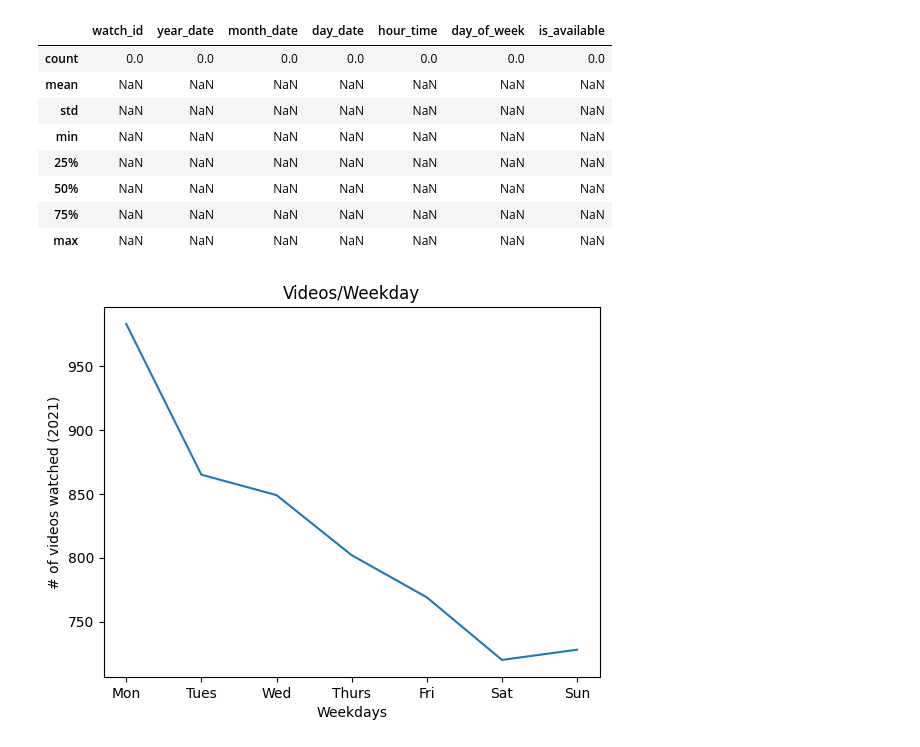
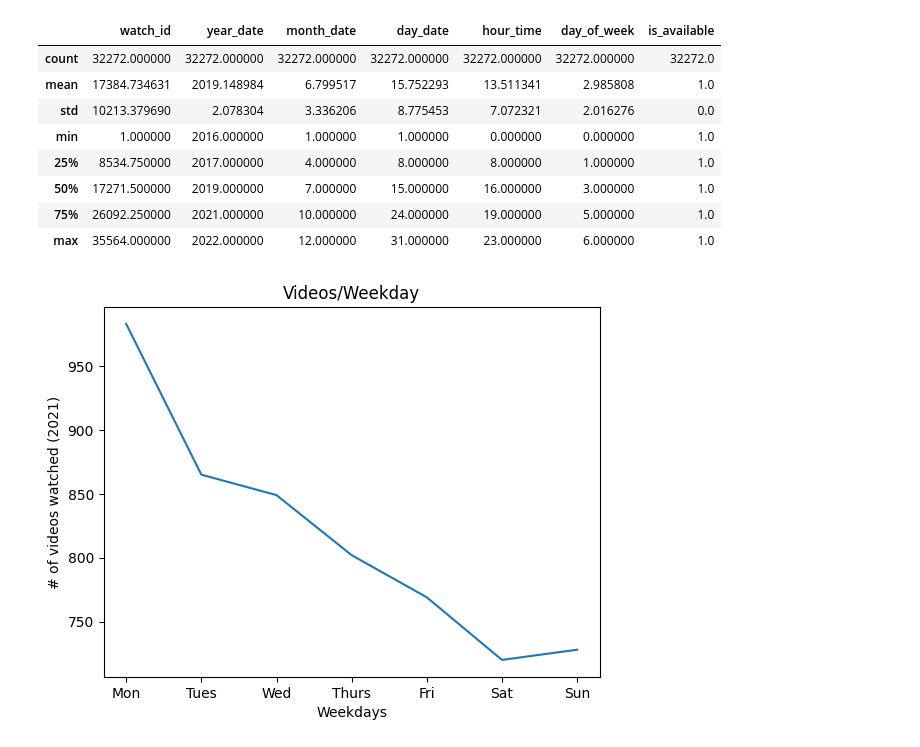
Before and after one commit to delaguardianick/Youtube-Watch-History-Statistics, a Jupyter notebook: Youtube_Analysis.ipynb, the cells around one changed output. Saved outputs shown, nothing was run; the diff lists cells and outputs as text; code cells hidden in the pictures.

```diff
--- a/Youtube_Analysis.ipynb
+++ b/Youtube_Analysis.ipynb
@@ -1,30 +1,30 @@
 # %%
 import sqlite3
 import pandas as pd
 con = sqlite3.connect("SQLite/YoutubeStats.sqlite")
-watch_history_all_df = pd.read_sql_query("SELECT * from watch_history", con)
+watch_history_all_df = pd.read_sql_query("SELECT * from watch_history_dev", con)
 wh_df = watch_history_all_df[watch_history_all_df.is_available == 1]
 wh_df.head()
 
 # Data for year range
-year_range = (2016, 2016)
+year_range = (2016, 2022)
 year_range_string = str(year_range[0]) if year_range[0]==year_range[1] else f"{year_range[0]} - {year_range[1]}"
 label_videos_over_range = f"# of videos watched ({year_range_string})"
 # range(year_range[0], year_range[1]+1):
 wh_df = wh_df[(year_range[0] <= wh_df.year_date) & (wh_df.year_date <= year_range[1])]
 video_count_in_df = len(wh_df.watch_id)
 
 wh_df.describe()
 # %% [output]
 |  | watch_id | year_date | month_date | day_date | hour_time | day_of_week | is_available |
-| count | 0.0 | 0.0 | 0.0 | 0.0 | 0.0 | 0.0 | 0.0 |
-| mean | NaN | NaN | NaN | NaN | NaN | NaN | NaN |
-| std | NaN | NaN | NaN | NaN | NaN | NaN | NaN |
-| min | NaN | NaN | NaN | NaN | NaN | NaN | NaN |
-| 25% | NaN | NaN | NaN | NaN | NaN | NaN | NaN |
-| 50% | NaN | NaN | NaN | NaN | NaN | NaN | NaN |
-| 75% | NaN | NaN | NaN | NaN | NaN | NaN | NaN |
-| max | NaN | NaN | NaN | NaN | NaN | NaN | NaN |
+| count | 32272.000000 | 32272.000000 | 32272.000000 | 32272.000000 | 32272.000000 | 32272.000000 | 32272.0 |
+| mean | 17384.734631 | 2019.148984 | 6.799517 | 15.752293 | 13.511341 | 2.985808 | 1.0 |
+| std | 10213.379690 | 2.078304 | 3.336206 | 8.775453 | 7.072321 | 2.016276 | 0.0 |
+| min | 1.000000 | 2016.000000 | 1.000000 | 1.000000 | 0.000000 | 0.000000 | 1.0 |
+| 25% | 8534.750000 | 2017.000000 | 4.000000 | 8.000000 | 8.000000 | 1.000000 | 1.0 |
+| 50% | 17271.500000 | 2019.000000 | 7.000000 | 15.000000 | 16.000000 | 3.000000 | 1.0 |
+| 75% | 26092.250000 | 2021.000000 | 10.000000 | 24.000000 | 19.000000 | 5.000000 | 1.0 |
+| max | 35564.000000 | 2022.000000 | 12.000000 | 31.000000 | 23.000000 | 6.000000 | 1.0 |
 # %%
 # count how many videos watched every day of the week
 weekdays_map = {0:'Mon',1:'Tues',2:'Wed',3:'Thurs',4:'Fri', 5:'Sat',6:'Sun'}
```
Also changed, not shown: parts of 1 cell of this notebook, 13 other files.
